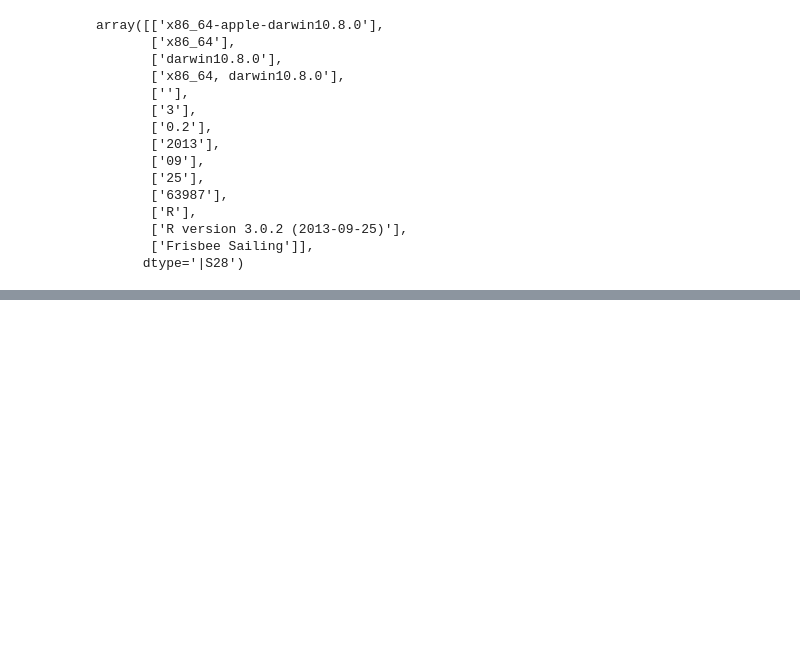
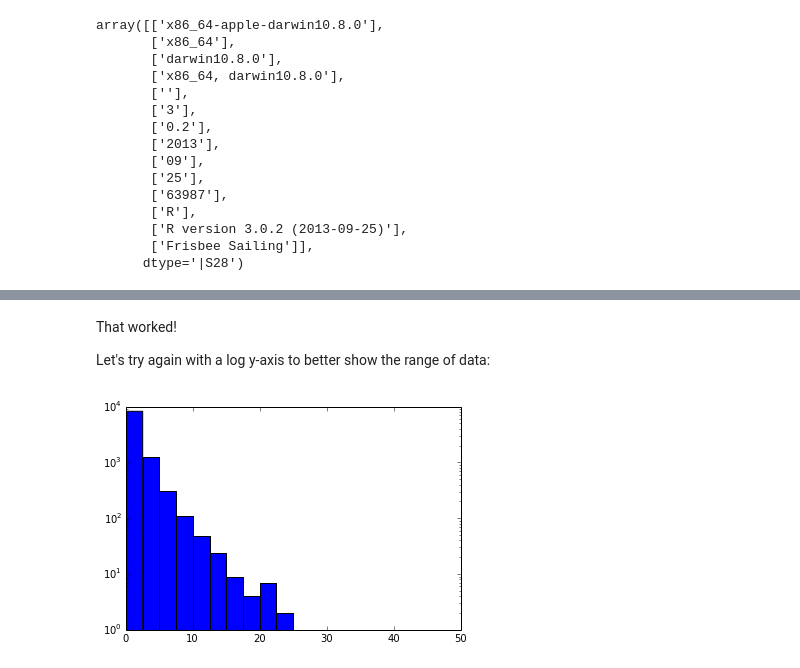
Before and after one commit to dchud/indviz, a Jupyter notebook: Week 1 - basics.ipynb, the cells around one changed output, grey strips where cells are left out. Drawn from its saved outputs; the diff is of its cells as text; code cells hidden in the pictures; blank space fills up the shorter version.

```diff
--- a/Week 1 - basics.ipynb
+++ b/Week 1 - basics.ipynb
@@ -60,0 +95,9 @@ Weird, the matplotlib figure should render inline.  Something's wrong with the c
+# %% [markdown]
+That worked!
+
+Let's try again with a log y-axis to better show the range of data:
+# %%
+plt.hist(xl, bins=20, log=True)
+plt.show()
+# %% [output]
+[figure, added]
```
Also changed, not shown: parts of 12 cells of this notebook, 1 other file.
